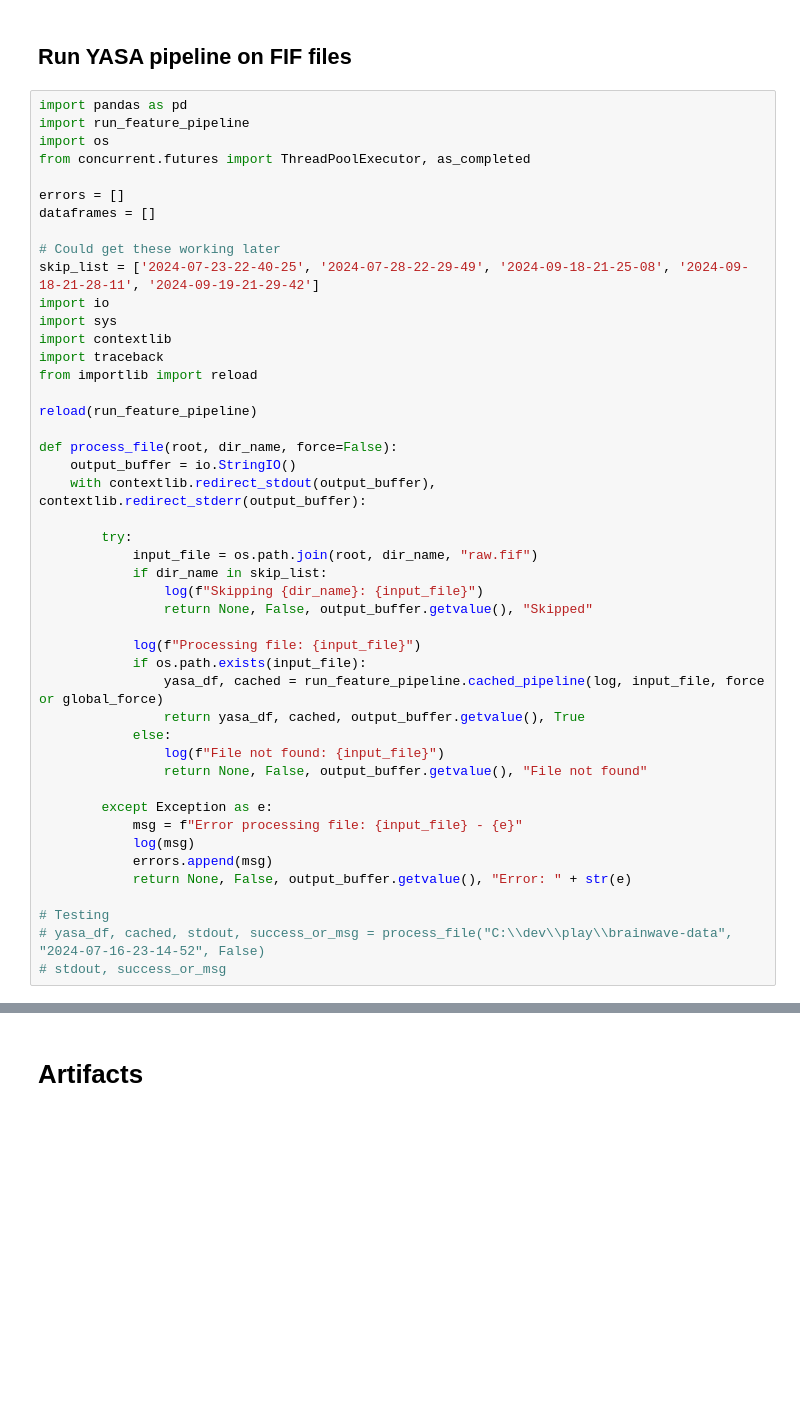
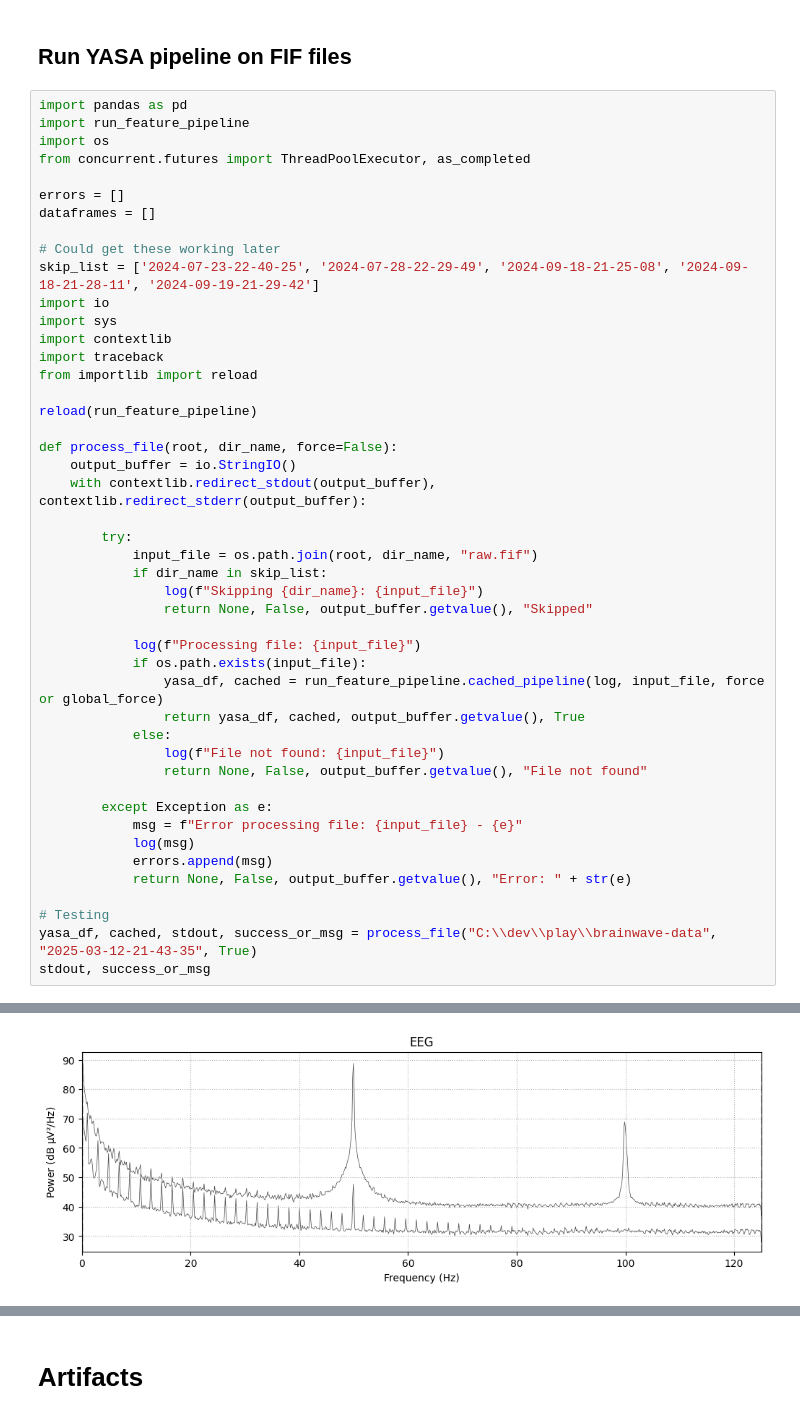
Before and after one commit to programmatix/Brainwave-Processor, a Jupyter notebook: YasaPipelineTestMultipleFiles.ipynb, the cells around one changed output, grey strips where cells are left out. Drawn from its saved outputs; the diff is of its cells as text; blank space fills up the shorter version.

```diff
--- a/YasaPipelineTestMultipleFiles.ipynb
+++ b/YasaPipelineTestMultipleFiles.ipynb
@@ -297,5 +383,6 @@ def process_file(root, dir_name, force=False):
             return None, False, output_buffer.getvalue(), "Error: " + str(e)
 
 # Testing
-# yasa_df, cached, stdout, success_or_msg = process_file("C:\\dev\\play\\brainwave-data", "2024-07-16-23-14-52", False)
-# stdout, success_or_msg
+yasa_df, cached, stdout, success_or_msg = process_file("C:\\dev\\play\\brainwave-data", "2025-03-12-21-43-35", True)
+stdout, success_or_msg
+# %% [output]
@@ -301,0 +397 @@ def process_file(root, dir_name, force=False):
+[figure, added]
```
Also changed, not shown: parts of 30 cells of this notebook, 19 other files.
